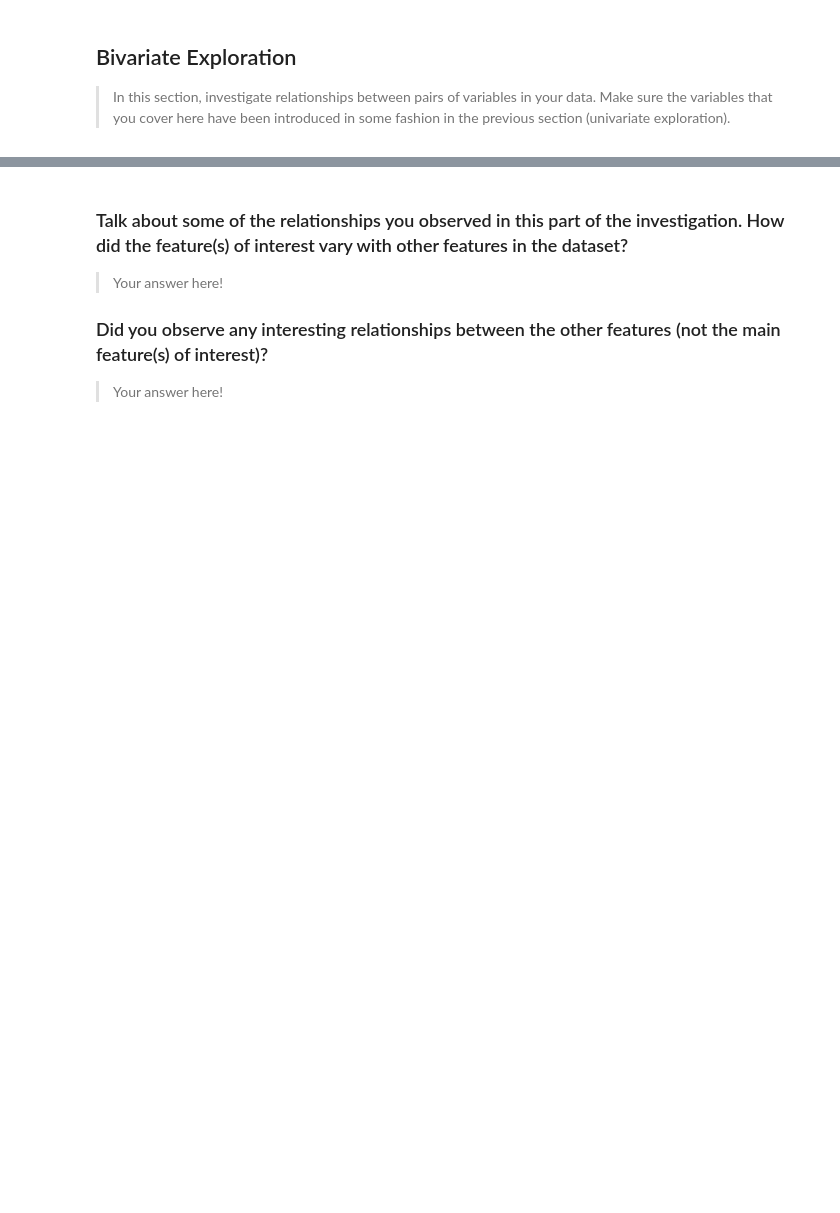
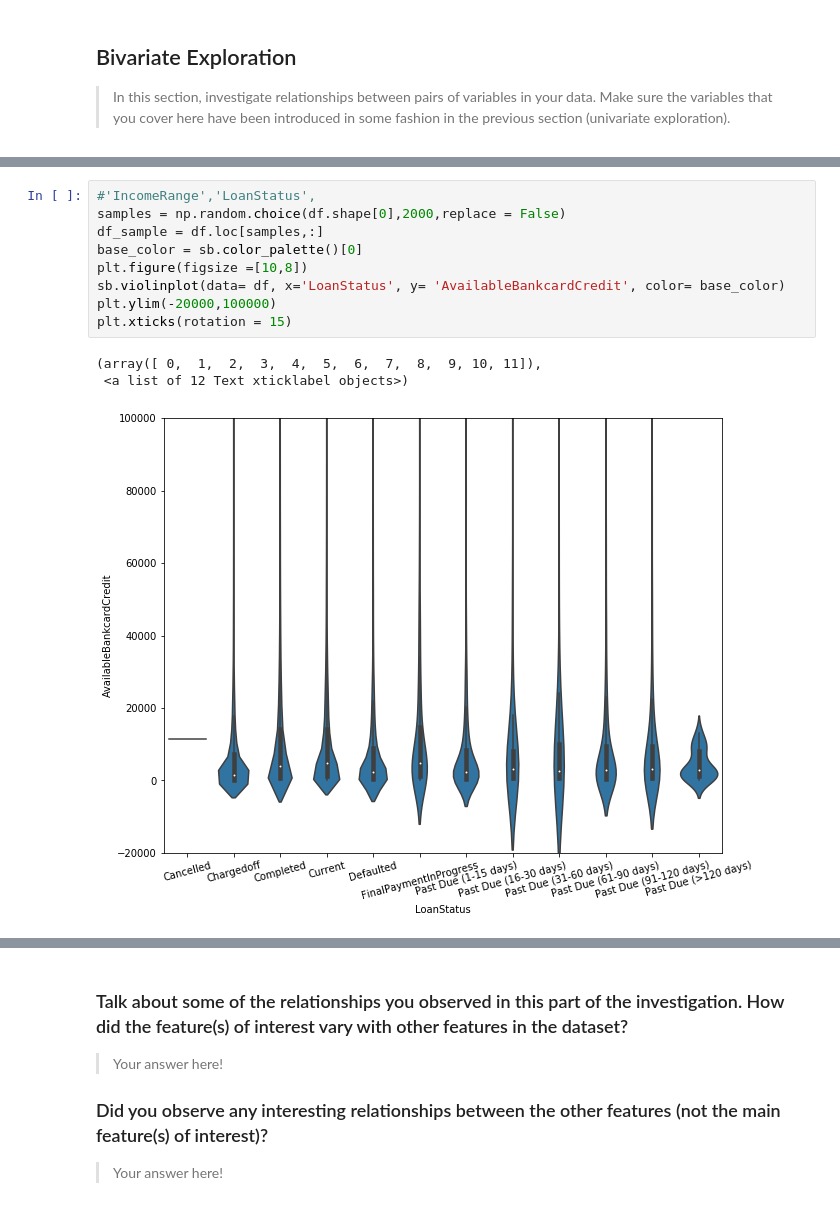
Before and after one commit to ayushayyangar/Data-Visualization-Udacity, a Jupyter notebook: exploration_template.ipynb, the cells around one changed output, grey strips where cells are left out. Cells and saved outputs as stored; diff of their text form; blank space fills up the shorter version.

```diff
--- a/exploration_template.ipynb
+++ b/exploration_template.ipynb
@@ -321,0 +319,13 @@ plt.show()
+# %%
+#'IncomeRange','LoanStatus',
+samples = np.random.choice(df.shape[0],2000,replace = False)
+df_sample = df.loc[samples,:]
+base_color = sb.color_palette()[0]
+plt.figure(figsize =[10,8])
+sb.violinplot(data= df, x='LoanStatus', y= 'AvailableBankcardCredit', color= base_color)
+plt.ylim(-20000,100000)
+plt.xticks(rotation = 15)
+# %% [output]
+(array([ 0,  1,  2,  3,  4,  5,  6,  7,  8,  9, 10, 11]),
+ <a list of 12 Text xticklabel objects>)
+[figure, added]
```
Also changed, not shown: parts of 10 cells of this notebook.
